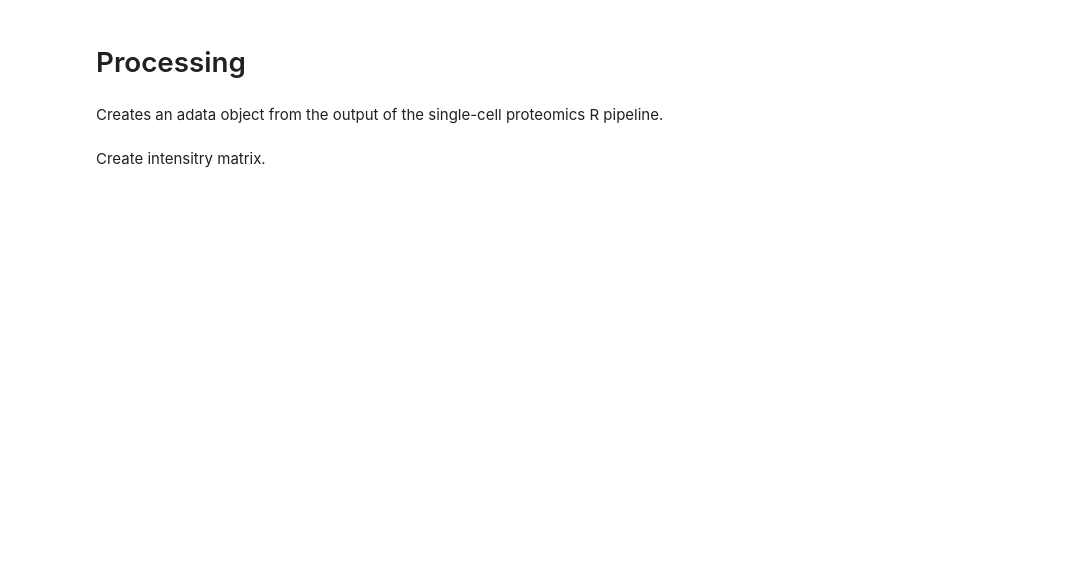
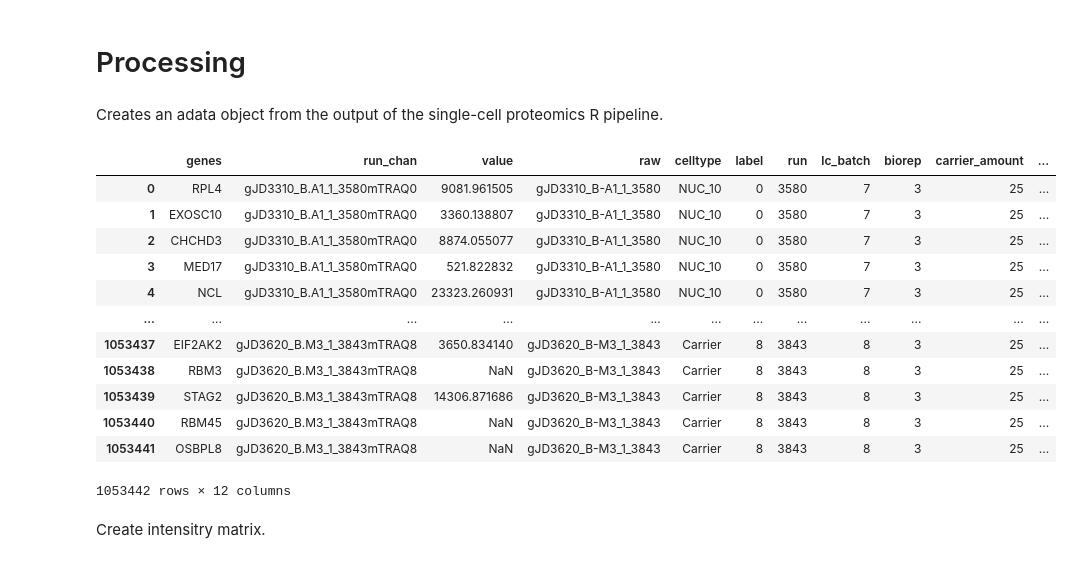
Before and after one commit to RasmusML/Single-nucleus-proteomics, a Jupyter notebook: notebooks/processing.ipynb, the cells around one changed output. Drawn from its saved outputs; the diff is of its cells as text; code cells hidden in the pictures; blank space fills up the shorter version.

```diff
--- a/notebooks/processing.ipynb
+++ b/notebooks/processing.ipynb
@@ -14,6 +14,22 @@ raw = pyreadr.read_r(PATH)
 # %%
 table = raw[None]
 table.columns = table.columns.str.lower()
+# %%
+table
+# %% [output]
+|  | genes | run_chan | value | raw | celltype | label | run | lc_batch | biorep | carrier_amount | ... |
+| 0 | RPL4 | gJD3310_B.A1_1_3580mTRAQ0 | 9081.961505 | gJD3310_B-A1_1_3580 | NUC_10 | 0 | 3580 | 7 | 3 | 25 | ... |
+| 1 | EXOSC10 | gJD3310_B.A1_1_3580mTRAQ0 | 3360.138807 | gJD3310_B-A1_1_3580 | NUC_10 | 0 | 3580 | 7 | 3 | 25 | ... |
+| 2 | CHCHD3 | gJD3310_B.A1_1_3580mTRAQ0 | 8874.055077 | gJD3310_B-A1_1_3580 | NUC_10 | 0 | 3580 | 7 | 3 | 25 | ... |
+| 3 | MED17 | gJD3310_B.A1_1_3580mTRAQ0 | 521.822832 | gJD3310_B-A1_1_3580 | NUC_10 | 0 | 3580 | 7 | 3 | 25 | ... |
+| 4 | NCL | gJD3310_B.A1_1_3580mTRAQ0 | 23323.260931 | gJD3310_B-A1_1_3580 | NUC_10 | 0 | 3580 | 7 | 3 | 25 | ... |
+| ... | ... | ... | ... | ... | ... | ... | ... | ... | ... | ... | ... |
+| 1053437 | EIF2AK2 | gJD3620_B.M3_1_3843mTRAQ8 | 3650.834140 | gJD3620_B-M3_1_3843 | Carrier | 8 | 3843 | 8 | 3 | 25 | ... |
+| 1053438 | RBM3 | gJD3620_B.M3_1_3843mTRAQ8 | NaN | gJD3620_B-M3_1_3843 | Carrier | 8 | 3843 | 8 | 3 | 25 | ... |
+| 1053439 | STAG2 | gJD3620_B.M3_1_3843mTRAQ8 | 14306.871686 | gJD3620_B-M3_1_3843 | Carrier | 8 | 3843 | 8 | 3 | 25 | ... |
+| 1053440 | RBM45 | gJD3620_B.M3_1_3843mTRAQ8 | NaN | gJD3620_B-M3_1_3843 | Carrier | 8 | 3843 | 8 | 3 | 25 | ... |
+| 1053441 | OSBPL8 | gJD3620_B.M3_1_3843mTRAQ8 | NaN | gJD3620_B-M3_1_3843 | Carrier | 8 | 3843 | 8 | 3 | 25 | ... |
+1053442 rows × 12 columns
 # %% [markdown]
 Create intensitry matrix.
 # %%
```
Also changed, not shown: parts of 10 cells of this notebook, 1 other file.
